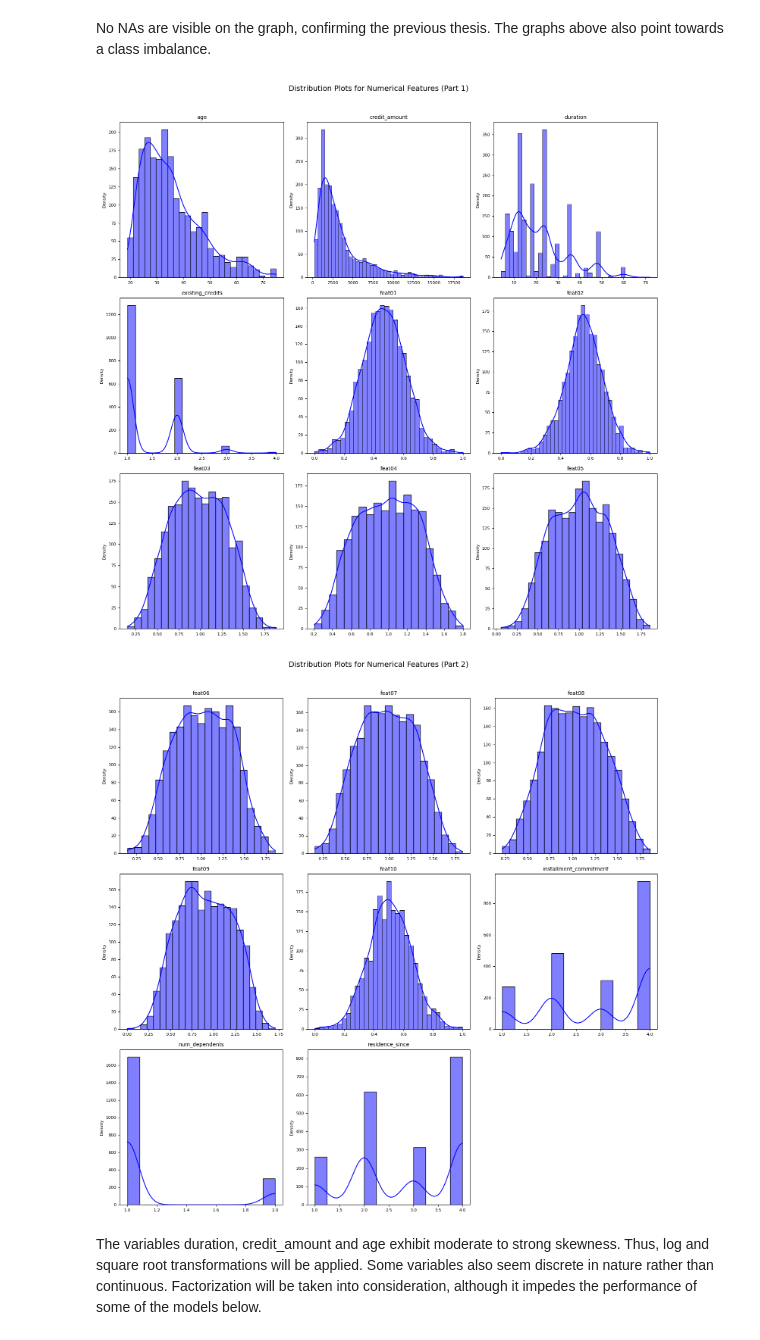
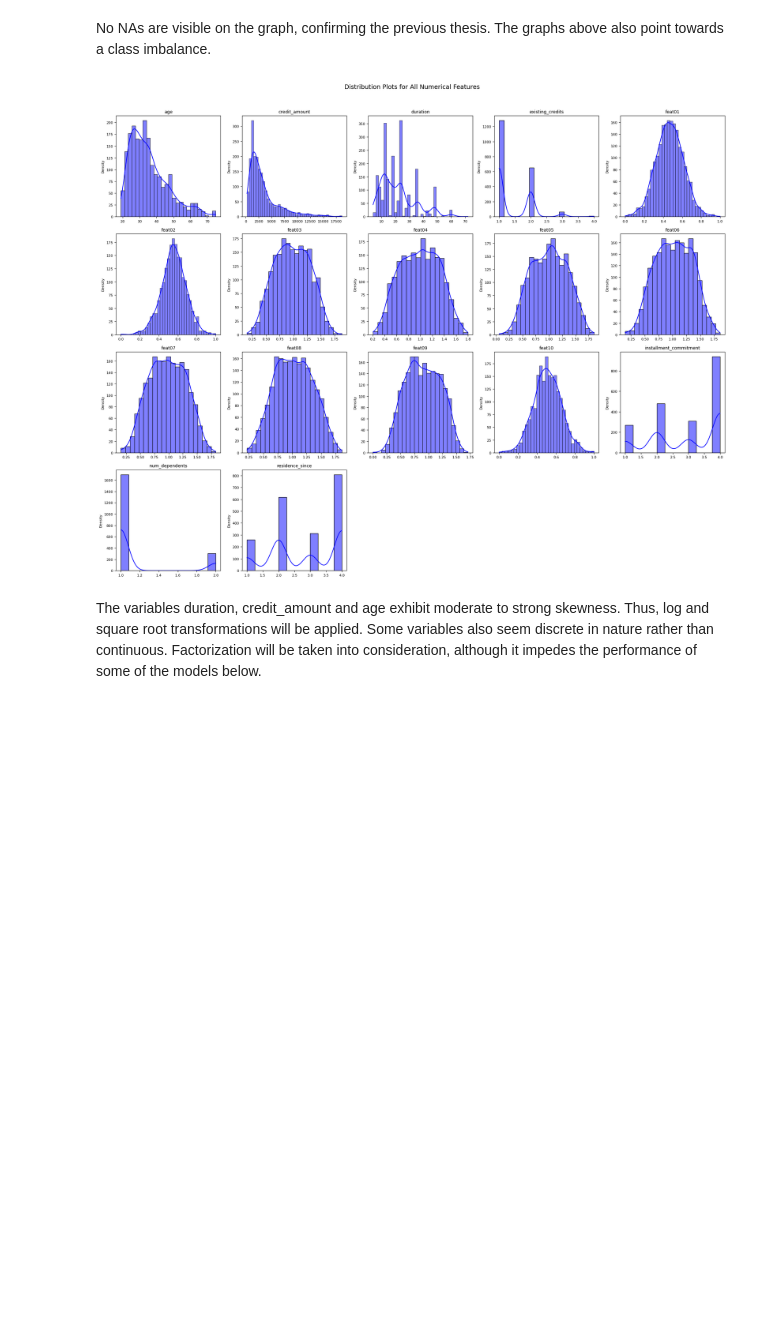
Before and after one commit to JanSz37/ML2_proj, a Jupyter notebook: classification.ipynb, the cells around one changed output. Saved outputs shown, nothing was run; the diff lists cells and outputs as text; code cells hidden in the pictures; blank space fills up the shorter version.

```diff
--- a/classification.ipynb
+++ b/classification.ipynb
@@ -16,5 +18,5 @@ warnings.filterwarnings('ignore')
 # %%
-df = pd.read_csv("C:/Users/yayec/Documents/ML2_proj/c2.csv") # Importing data set
+df = pd.read_csv("./c2.csv") # Importing data set
 
 df.head()
 # %% [output]
@@ -99,12 +128,7 @@ categories = [
     ("savings_status", "Savings Status"),
 ]
 
-# Split categories into two parts for separate grids
-categories1 = categories[:7]  # First 7 variables
-categories2 = categories[7:]  # Remaining variables
-
-# Function to create a grid of count plots
-def create_grid(categories, title, nrows, ncols, figsize):
+def create_single_grid(categories, title, nrows, ncols, figsize):
     fig, axes = plt.subplots(nrows, ncols, figsize=figsize)
     fig.suptitle(title, fontsize=14)
     for i, (col, col_title) in enumerate(categories):
@@ -117,15 +141,16 @@ def create_grid(categories, title, nrows, ncols, figsize):
         ax.tick_params(axis='x', labelsize=8)
         ax.tick_params(axis='y', labelsize=8)
         ax.set_xticklabels(ax.get_xticklabels(), rotation=15, ha="right")
-    # Hide any unused subplots
+
     for j in range(len(categories), nrows * ncols):
         fig.delaxes(axes.flatten()[j])
     plt.tight_layout(rect=[0, 0, 1, 0.96])
     plt.show()
 
-# Create the first grid
-create_grid(categories1, "Count Plot for Categorical Features (Part 1)", nrows=4, ncols=2, figsize=(12, 15))
+nrows = 4
+ncols = 4
+figsize = (16, 16)
 
-# Create the second grid
-create_grid(categories2, "Count Plot for Categorical Features (Part 2)", nrows=4, ncols=2, figsize=(12, 15))
+
+create_single_grid(categories, "Count Plot for All Categorical Features", nrows, ncols, figsize)
 # %% [output]
@@ -136,50 +160,43 @@ No NAs are visible on the graph, confirming the previous thesis. The graphs abov
 # %%
 # List of numerical columns
 numerical_columns = [
     'age', 'credit_amount', 'duration', 'existing_credits', 'feat01', 'feat02',
     'feat03', 'feat04', 'feat05', 'feat06', 'feat07', 'feat08', 'feat09',
     'feat10', 'installment_commitment', 'num_dependents', 'residence_since'
 ]
 
-# Split columns into two parts for separate grids
-numerical_part1 = numerical_columns[:9]  # First 9 columns
-numerical_part2 = numerical_columns[9:]  # Remaining columns
 
-# Function to create a grid of distribution plots
-def create_distribution_grid(columns, title, nrows, ncols, figsize):
+def create_single_distribution_grid(columns, title, nrows, ncols, figsize):
     fig, axes = plt.subplots(nrows, ncols, figsize=figsize)
     fig.suptitle(title, fontsize=14)
     for i, col in enumerate(columns):
         row, col_index = divmod(i, ncols)
         ax = axes[row, col_index]
         sns.histplot(df[col], ax=ax, kde=True, color='blue')  # Distribution with KDE
         ax.set_title(col, fontsize=10)
         ax.set_xlabel("")
         ax.set_ylabel("Density", fontsize=8)
         ax.tick_params(axis='x', labelsize=8)
         ax.tick_params(axis='y', labelsize=8)
-    # Hide any unused subplots
+
     for j in range(len(columns), nrows * ncols):
         fig.delaxes(axes.flatten()[j])
     plt.tight_layout(rect=[0, 0, 1, 0.96])
     plt.show()
 
-# Create the first grid
-create_distribution_grid(
-    numerical_part1,
-    "Distribution Plots for Numerical Features (Part 1)",
-    nrows=3, ncols=3, figsize=(15, 15)
+
+nrows = 4
+ncols = 5
+figsize = (20, 16)
+
+
+create_single_distribution_grid(
+    numerical_columns,
+    "Distribution Plots for All Numerical Features",
+    nrows=nrows, ncols=ncols, figsize=figsize
 )
-
-# Create the second grid
-create_distribution_grid(
-    numerical_part2,
-    "Distribution Plots for Numerical Features (Part 2)",
-    nrows=3, ncols=3, figsize=(15, 15)
-)
 # %% [output]
-[figure, old version]
+[figure, new version]
-[figure, removed]
 # %% [markdown]
 The variables duration, credit_amount and age exhibit moderate to strong skewness. Thus, log and square root transformations will be applied. Some variables also seem discrete in nature rather than continuous. Factorization will be taken into consideration, although it impedes the performance of some of the models below.
 # %%
```
Also changed, not shown: parts of 39 cells of this notebook.
